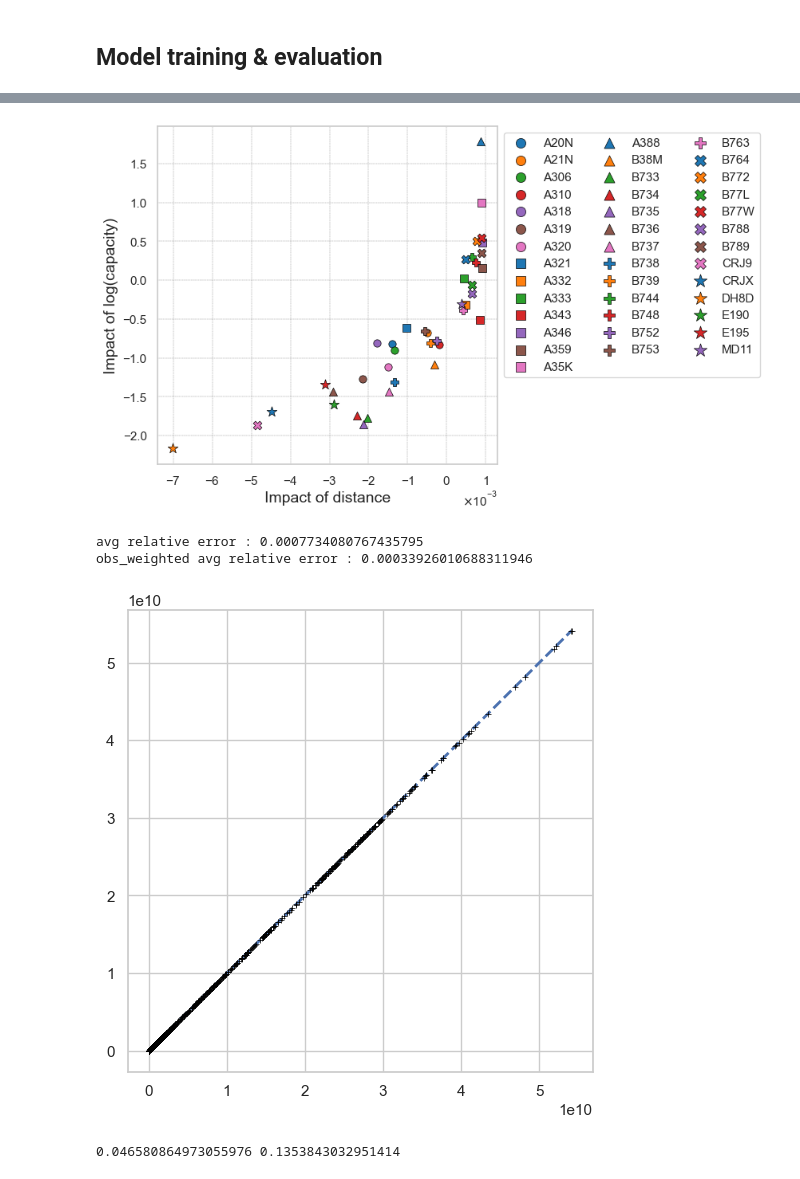
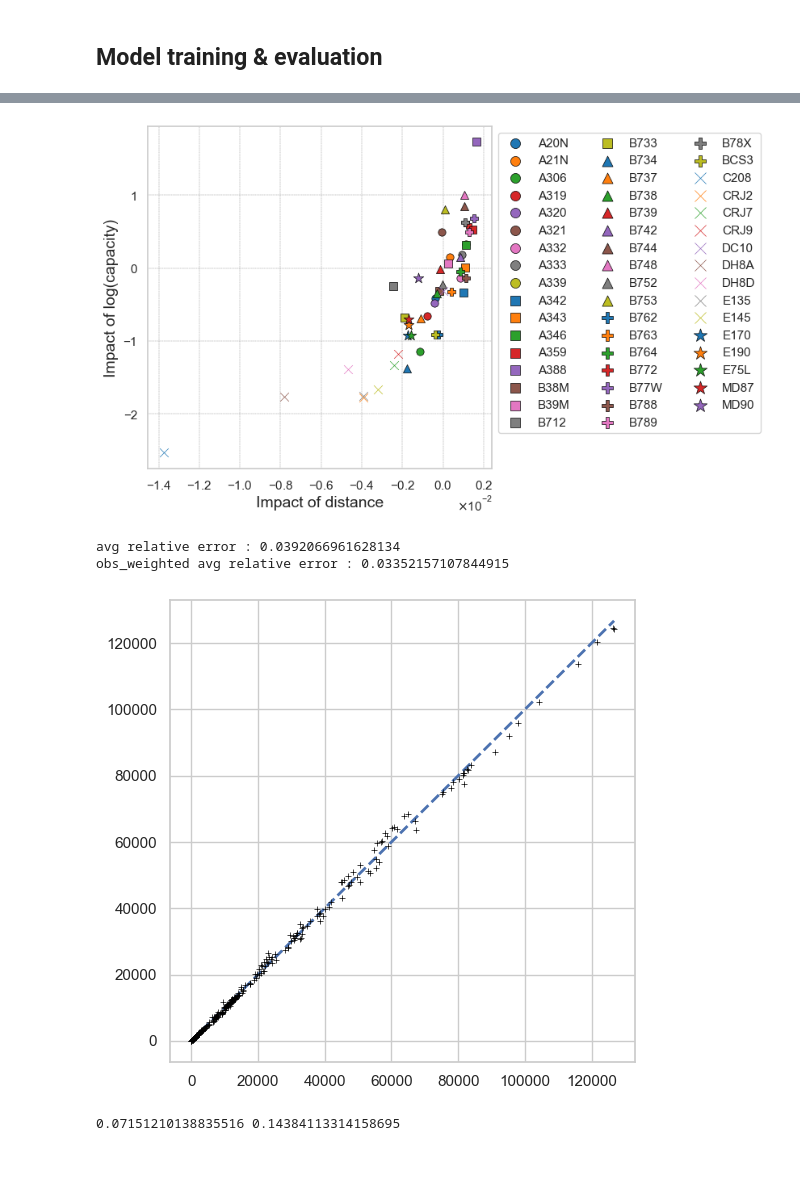
Before and after one commit to PacoViry/Thesis_models, a Jupyter notebook: main.ipynb, the cells around one changed output, grey strips where cells are left out. Drawn from its saved outputs; the diff is of its cells as text; code cells hidden in the pictures.

```diff
--- a/main.ipynb
+++ b/main.ipynb
@@ -264,7 +384,7 @@ traff_2 = assignment_analysis.agg_ind_s(traff_2, observation ='ASK')
 traff_2['Seats_conn_p'] = traff_2['Seats_conn_p']*12
 traff_2['ASK_conn_p'] = traff_2['ASK_conn_p']*12
 productivity_modelling.activity_assignment(traff_2, 'EC_preCOVID2')
-traff_2 = assignment_analysis.agg_ind_s(traff_2, observation ='Activity Seats')
+traff_2 = assignment_analysis.agg_ind_s(traff_2, observation ='Av ac seats')
 # %% [output]
 synthesis...
 [figure]
@@ -280,3 +400,20 @@ assignment_analysis.market_vis(traff_2[traff_2['Period'].isin([16,17,18,19])], n
 # assignment_analysis.dynamic_market_vis(traff_2, [-1,-2],name_periods = ['Summer 2019', 'Winter 2019'], video_name = 'test_market_Type',reso = 300, smooth_param = 0.05,
 #                                   market = 'Aircraft Type', observation = 'ASK', dist_limits = [2.5e2, 1.6e4], period_ref = -2,
 #                                   capac_limits = [4.9e3, 4.9e6], n_market = 16, format_v='video', period_duration = 1, weight = True)
+# %%
+FB_seymm = pd.read_csv('D:/p.viry/Documents/Travail_recherche/Data/FB models ext/ac_model_coefficients.csv')
+FB_seymm = FB_seymm[FB_seymm['ac_code_icao'].isin(list(traff_1['Aircraft Type Name'].unique()))].drop(columns = ['Unnamed: 0'])
+traff_1 = traff_1[traff_1['Aircraft Type Name'].isin(list(FB_seymm['ac_code_icao'].unique()))]
+FB_seymm.reset_index(inplace = True)
+FB_seymm.drop(columns = ['index'], inplace = True)
+FB_seymm['index'] =FB_seymm.index
+
+fb_ini = FB_seymm[['reduced_fuel_a1','reduced_fuel_a2', 'reduced_fuel_intercept']].values
+fb_ini = np.concatenate([fb_ini, np.array(4*[[0,3,0]]+2*[[0,2,0]]+[[0,0.2,0]]+[[0,2,0]])])
+
+dico_seymm = FB_seymm.set_index('ac_code_icao')['index'].to_dict()
+global_modelling.fuel_calculations(traff_1, None, dico_seymm, fb_ini, n_flights = False)
+traff_1 = assignment_analysis.agg_ind_s(traff_1, observation ='FB')
+assignment_analysis.market_vis(traff_1[traff_1['Period'].isin([2024])], name_fig = 'market_bts_fb_w_2024',reso = 400, smooth_param = 0.07,
+                                  market = 'Aircraft Type', observation = 'FB', dist_limits = [1.5e2, 1.9e4],
+                                  capac_limits = [2e3, 6e6], n_market = 15, period_duration = 1, weight = True)
@@ -319,23 +482,23 @@ assignment_analysis.dynamic_assign_vis(traff_1, [715], [1990,1991,1992,1993,1994
 ## Model training & evaluation
 # %%
 ### data preparation
-obs_choice = 'Activity Seats' #'ASK' ou 'Activity Seats'
+obs_choice = 'Av ac seats' #'ASK' ou 'Av ac seats'
 ds_name='bts'#BTS : 'bts', EUROCONTROL : 'ec'
-n_choice = 70
+n_choice = 50
 d_norm, cap_norm = 15000, 15
 
 if ds_name == 'bts' :
-    traff_s = traff_1[(traff_1['Period']<=2019)]
-    traff_cond = traff_s[['Aircraft Type','Aircraft Type Name', 'Period', 'Distance_conn (km)', 'Weight', 'Seats_conn_p', obs_choice, obs_choice+'_conn_p','N_flights', 'Seats']].groupby(
-        ['Aircraft Type','Aircraft Type Name', 'Period', 'Distance_conn (km)', 'Weight', 'Seats_conn_p', obs_choice+'_conn_p']).sum().reset_index()
+    traff_s = traff_1[traff_1['Period'].isin([2015,2016,2017,2018,2019,2024])]
+    traff_cond = traff_s[['ADEP','ADES','Aircraft Type','Aircraft Type Name', 'Period', 'Distance_conn (km)', 'Weight', 'Seats_conn_p', obs_choice, obs_choice+'_conn_p','N_flights', 'Seats']].groupby(
+        ['ADEP','ADES','Aircraft Type','Aircraft Type Name', 'Period', 'Distance_conn (km)', 'Weight', 'Seats_conn_p', obs_choice+'_conn_p']).sum().reset_index()
     df_training, c_table, existence_cache, ranges, connections = assignment_multilogit.data_formatting(traff_cond, n_ac= n_choice, seuils_f = 0.01, weight = True,
-                                                                                                   obs = obs_choice, save_techn_carac = True) #True seulement pour bts
+                                                                                                   obs = obs_choice, save_techn_carac = True, airports = False) #True seulement pour bts
 if ds_name == 'ec' :
     traff_s = traff_2[(traff_2['Period']<=19)]
-    traff_cond = traff_s[['Aircraft Type','Aircraft Type Name', 'Period', 'Distance_conn (km)', 'Weight', 'Seats_conn_p', 'ASK_conn_p', 'ASK', 'Seats']].groupby(
-        ['Aircraft Type','Aircraft Type Name', 'Period', 'Distance_conn (km)', 'Weight', 'Seats_conn_p', 'ASK_conn_p']).sum().reset_index()
+    traff_cond = traff_s[['ADEP','ADES','Aircraft Type','Aircraft Type Name', 'Period', 'Distance_conn (km)', 'Weight', 'Seats_conn_p', 'ASK_conn_p', 'ASK', 'Seats']].groupby(
+        ['ADEP','ADES','Aircraft Type','Aircraft Type Name', 'Period', 'Distance_conn (km)', 'Weight', 'Seats_conn_p', 'ASK_conn_p']).sum().reset_index()
     df_training, c_table, existence_cache, ranges, connections = assignment_multilogit.data_formatting(traff_cond, n_ac= n_choice, seuils_f = 0.01, weight = False,
-                                                                                                   obs = obs_choice, save_techn_carac = False) #True seulement pour bts
+                                                                                                   obs = obs_choice, save_techn_carac = False, airports = False) #True seulement pour bts
 
 n_y = existence_cache.shape[1]
 data_training = np.array(df_training[['Period','Distance_conn (km)','Seats_conn_p','Id_mod',obs_choice+'_w']])
@@ -357,8 +520,8 @@ data_training[:,4] = data_training[:,4]/obs_norm
 #                                                                  title = 'logit_model_'+ds_name+'_'+obs_choice+'_'+str(n_choice)+'_'+str(n_y)+'_'+str(3),
 #                                                                    names_ac =list(c_table['Aircraft Type Name']), n_batches = 2,
 #                                                                   alphas = alphas, betas = betas, omegas = omegas)
-alphas, betas, omegas = assignment_multilogit.load_estim(name ='logit_model_'+ds_name+'_'+obs_choice+'_'+str(n_choice)+'_'+str(n_y)+'_'+str(4)+'_1')
-alphas, betas, omegas, likely = assignment_multilogit.fit_function(data_training, existence_cache, ranges, num_epochs = 400, learning_rate = 0.05, n_y = n_y, n_ac = n_choice,
+alphas, betas, omegas = assignment_multilogit.load_estim(name ='logit_model_'+ds_name+'_'+obs_choice+'_'+str(n_choice)+'_'+str(n_y)+'_'+str(4)+'_59')
+alphas, betas, omegas, likely = assignment_multilogit.fit_function(data_training, existence_cache, ranges, num_epochs = 1500, learning_rate = 0.05, n_y = n_y, n_ac = n_choice,
                                                                  title = 'logit_model_'+ds_name+'_'+obs_choice+'_'+str(n_choice)+'_'+str(n_y)+'_'+str(4),
                                                                    names_ac =list(c_table['Aircraft Type Name']), n_batches = 1,
                                                                   alphas = alphas, betas = betas, omegas = omegas)
@@ -383,13 +546,13 @@ epoch 396; epoch 397; epoch 398; epoch 399;
 # %%
-alphas, betas, omegas, names_ac = assignment_multilogit.load_estim(name ='logit_model_'+ds_name+'_'+obs_choice+'_'+str(n_choice)+'_'+str(n_y)+'_'+str(4)+'_7', columns = True)
+alphas, betas, omegas, names_ac = assignment_multilogit.load_estim(name ='logit_model_'+ds_name+'_'+obs_choice+'_'+str(n_choice)+'_'+str(n_y)+'_'+str(4)+'_29', columns = True)
 assignment_multilogit.visu_coeffs(alphas, betas, names_ac,ds_name, d_norm = d_norm, cap_norm= cap_norm)
 connec_training = np.array(connections[['Period', 'Distance_conn (km)','Seats_conn_p',obs_choice+'_w_mod']])
 shares_pred = assignment_multilogit.predict_assignt(connec_training, existence_cache,alphas,betas,omegas,ranges, d_norm=d_norm, cap_norm=cap_norm)
 assignment_multilogit.obs_comp(data_training, connec_training, shares_pred, obs_norm)
-assignment_multilogit.nwsd(existence_cache, data_training, connec_training, shares_pred, d_norm, cap_norm,obs_norm, year_ref = 2015, freq = 4)
+assignment_multilogit.nwsd(existence_cache, data_training, connec_training, shares_pred, d_norm, cap_norm,obs_norm, year_ref = 2015, freq = 1)
 # %% [output]
-[figure, old version]
+[figure, new version]
-avg relative error : 0.0007734080767435795
-obs_weighted avg relative error : 0.00033926010688311946
+avg relative error : 0.0392066961628134
+obs_weighted avg relative error : 0.03352157107844915
-[figure, old version]
+[figure, new version]
-0.046580864973055976 0.1353843032951414
+0.07151210138835516 0.14384113314158695
```
Also changed, not shown: parts of 69 cells of this notebook, 10 other files.
